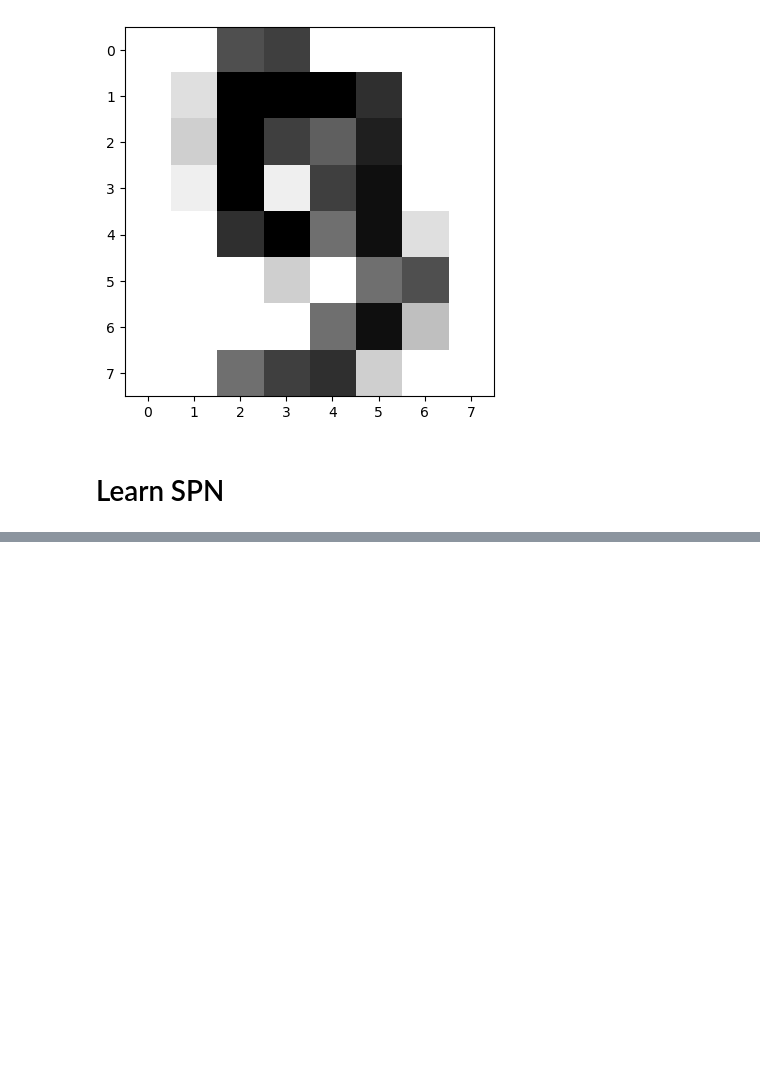
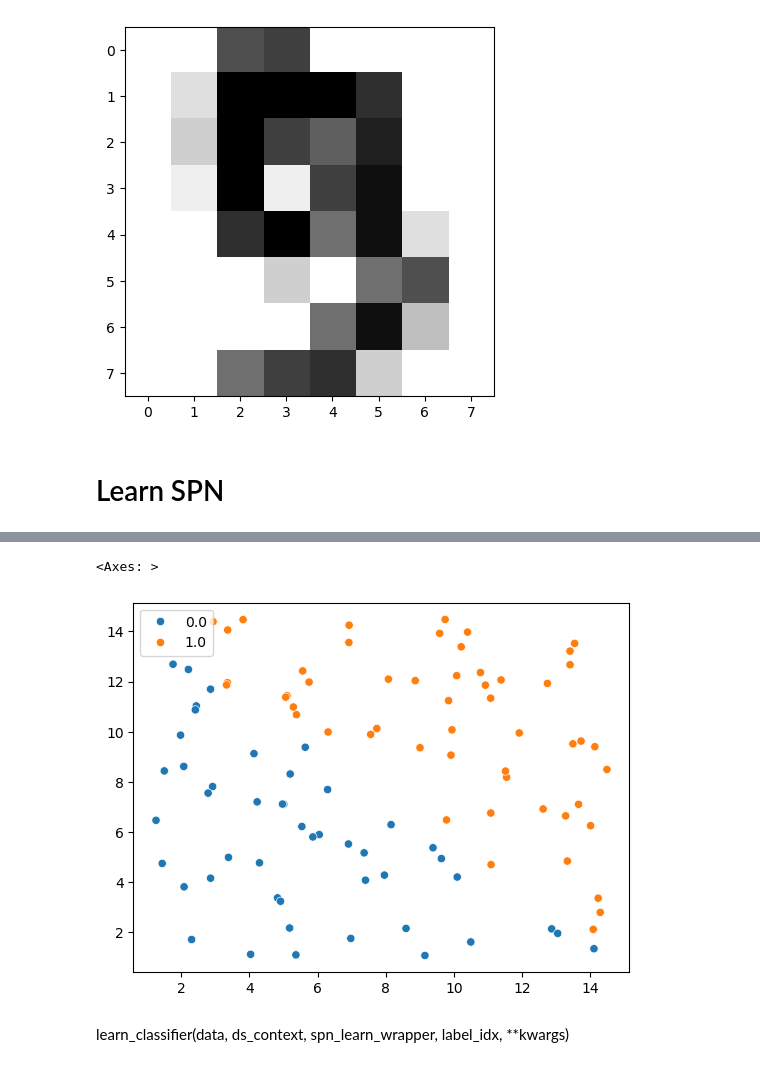
Before and after one commit to Loumr/CSPN, a Jupyter notebook: learning_spn.ipynb, the cells around one changed output, grey strips where cells are left out. Cells and saved outputs as stored; diff of their text form; code cells hidden in the pictures; blank space fills up the shorter version.

```diff
--- a/learning_spn.ipynb
+++ b/learning_spn.ipynb
@@ -128,0 +190,8 @@ import Node, Layer, SPN
+# %%
+dom = np.asarray([[i for i in range(17)]]*65)
+# %%
+spn_classification = learn_classifier(
+    train_data, Context(domains = dom, parametric_types=[Gaussian, Gaussian, Categorical]), learn_parametric, 2
+)
+
+from spn.io.Graphics import draw_spn
@@ -128,0 +262,7 @@ import Node, Layer, SPN
+# %%
+sns.scatterplot(x=pred2[:, 0], y=pred2[:, 1], hue=pred2[:, 2])
+# %% [output]
+<Axes: >
+[figure, added]
+# %% [markdown]
+learn_classifier(data, ds_context, spn_learn_wrapper, label_idx, **kwargs)
```
Also changed, not shown: parts of 32 cells of this notebook.
